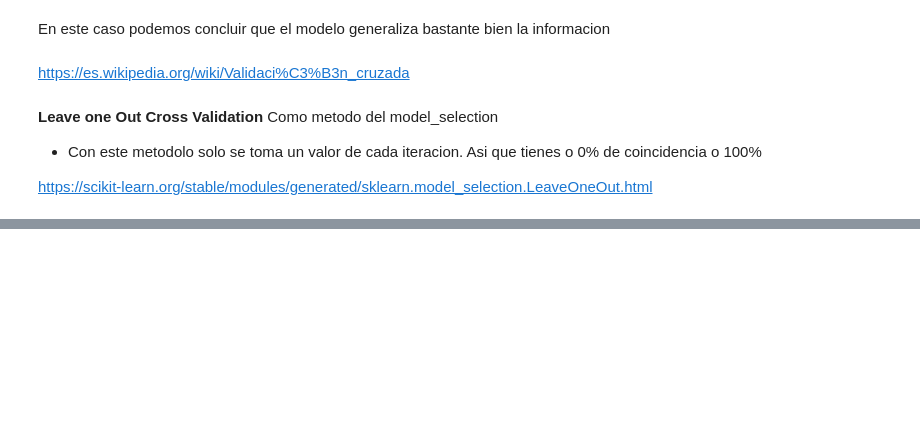
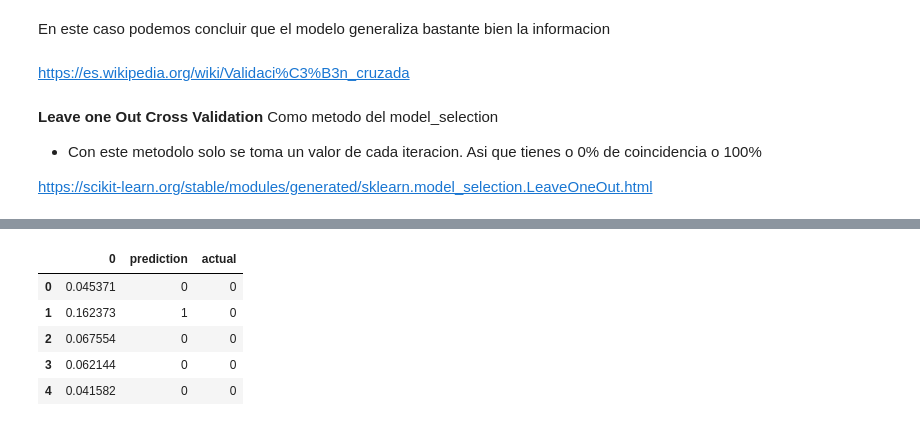
Before and after one commit to Karenahv/python-ml-curso, a Jupyter notebook: notebooks/T5 - 3 - Logistic Regression - Implementación con Python.ipynb, the cells around one changed output, grey strips where cells are left out. Saved outputs shown, nothing was run; the diff lists cells and outputs as text; code cells hidden in the pictures; blank space fills up the shorter version.

```diff
--- a/notebooks/T5 - 3 - Logistic Regression - Implementación con Python.ipynb
+++ b/notebooks/T5 - 3 - Logistic Regression - Implementación con Python.ipynb
@@ -716,0 +719,2 @@ https://scikit-learn.org/stable/modules/generated/sklearn.model_selection.LeaveO
+# %%
+X_train, X_test, Y_train, Y_test = train_test_split(X, Y, test_size=0.3, random_state=0)
@@ -716,0 +723,3 @@ https://scikit-learn.org/stable/modules/generated/sklearn.model_selection.LeaveO
+# %%
+lm = linear_model.LogisticRegression(solver="liblinear")
+lm.fit(X_train,Y_train)#entreno el modelo solo con los datos de entrenamiento pues
@@ -716,0 +745,15 @@ https://scikit-learn.org/stable/modules/generated/sklearn.model_selection.LeaveO
+# %%
+prob = probs[:,1]#tomo la columna derecha  (las probabilidades de 0 a 1)
+prob_df = pd.DataFrame(prob)#paso a dataframe
+threshold = 0.1
+prob_df["prediction"] = np.where(prob_df[0] >= threshold, 1,0)
+#donde la probabilidad sea mayor a 10% pues dale 1 (True) si no 0 (False)
+prob_df["actual"] = list(Y_test) #la pasamos a lista para que pierda los ID y no nos genere error al unirla al otro dataset
+prob_df.head()
+# %% [output]
+|  | 0 | prediction | actual |
+| 0 | 0.045371 | 0 | 0 |
+| 1 | 0.162373 | 1 | 0 |
+| 2 | 0.067554 | 0 | 0 |
+| 3 | 0.062144 | 0 | 0 |
+| 4 | 0.041582 | 0 | 0 |
```
Also changed, not shown: parts of 32 cells of this notebook, 3 other files.
